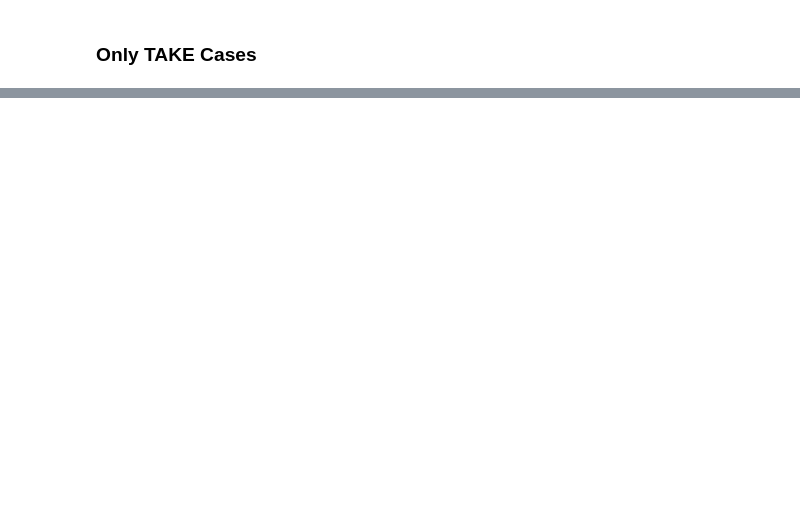
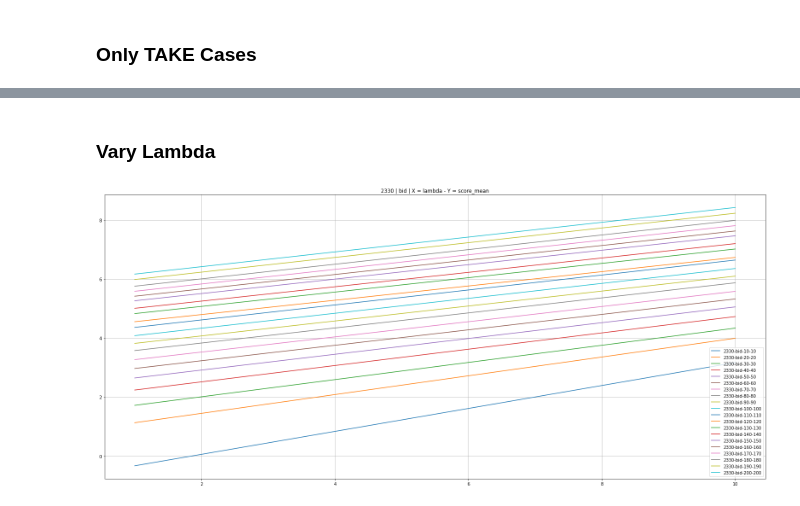
Before and after one commit to anthonywah/mafs6100-order-placement-strategy, a Jupyter notebook: stage-4.ipynb, the cells around one changed output, grey strips where cells are left out. Cells and saved outputs as stored; diff of their text form; code cells hidden in the pictures; blank space fills up the shorter version.

```diff
--- a/stage-4.ipynb
+++ b/stage-4.ipynb
@@ -75,0 +71,34 @@ plot_heatmap(stock_code=target_stock_code, side=target_side, plot_attri='score_s
+# %% [markdown]
+### Vary Lambda
+# %%
+res_dict = {}
+lmda_ls = list(range(1, 11))
+plot_key_ls = [(target_stock_code, target_side, str(i), str(i)) for i in range(10, 210, 10)]
+iter_tqdm = tqdm.tqdm(gb, desc='Varying Lambda', ncols=200, total=len(gb.groups))
+for k, df in iter_tqdm:
+    iter_tqdm.set_description(f'Calculating[{"|".join(k)}]')
+    if k not in plot_key_ls:
+        continue
+    if k not in res_dict.keys():
+        res_dict[k] = get_sim_res(path_ls=df['path'].unique().tolist(), cond=None)
+    obj_kwargs_ls = [{'lmda': i, 't_func': lambda x: np.sqrt(x / 1000.)} for i in lmda_ls]
+    res_score_ls = [obj(res_dict[k]['pnl'], res_dict[k]['duration'], **obj_kwargs) for obj_kwargs in obj_kwargs_ls]
+    res_score_ls = [res_score[np.logical_and(~np.isnan(res_score), ~np.isinf(res_score))] for res_score in res_score_ls]
+    res_dict[k].update({
+        'score_ls': res_score_ls,
+        'score_mean_ls': [np.nanmean(res_score) for res_score in res_score_ls],
+        'score_std_ls': [np.nanstd(res_score) for res_score in res_score_ls]
+    })
+# %%
+plot_attri = 'score_mean'
+fig, ax = plt.subplots(figsize=(22, 10))
+for k in plot_key_ls:
+    plot_line = res_dict[k][f'{plot_attri}_ls']
+    ax.plot(lmda_ls, plot_line, label='-'.join(k))
+ax.set_title(f'{target_stock_code} | {target_side} | X = lambda - Y = {plot_attri}')
+ax.legend()
+ax.grid(True)
+plt.tight_layout()
+plt.show()
+# %% [output]
+[figure, added]
```
Also changed, not shown: parts of 6 cells of this notebook, 1 other file.
